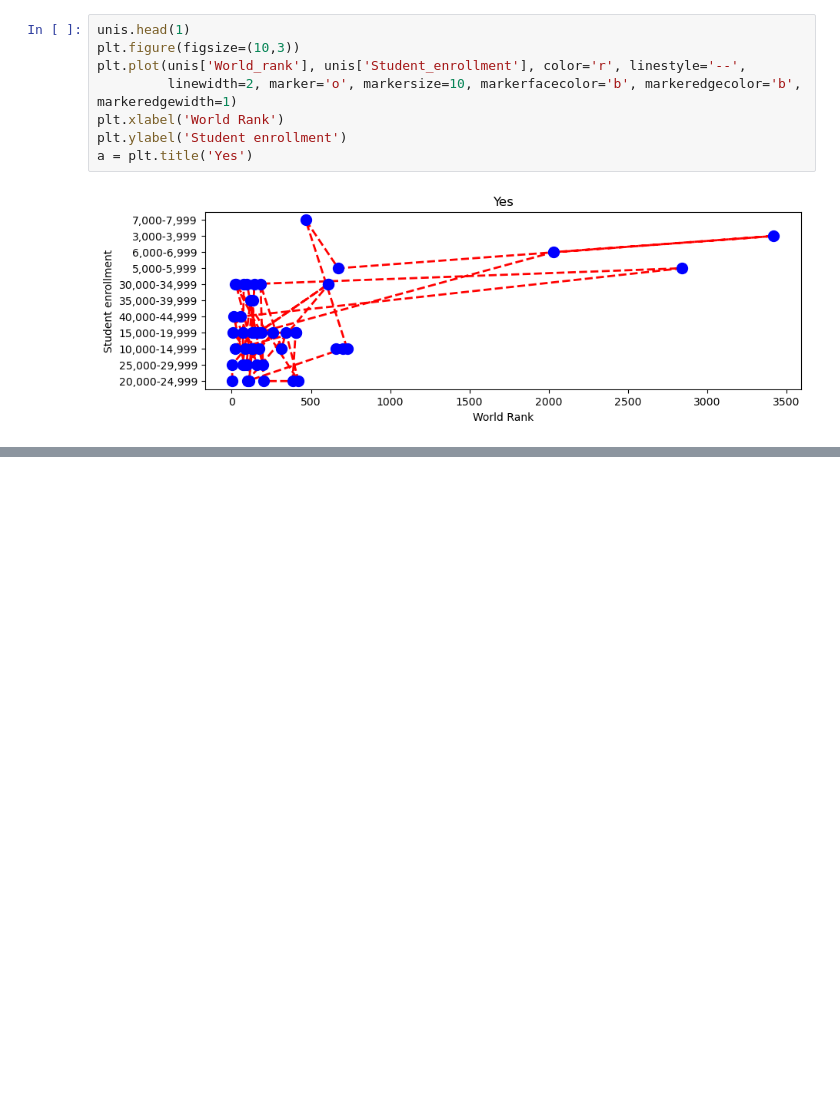
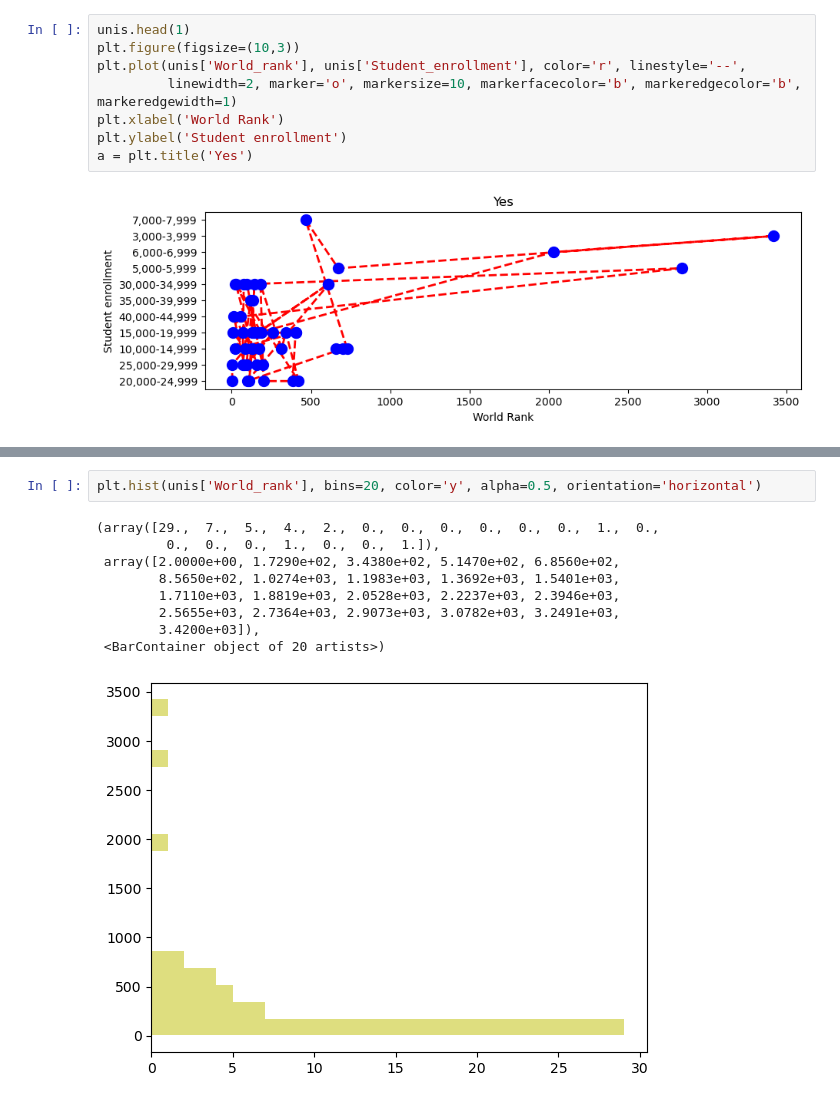
Before and after one commit to saxovia/ml-practice, a Jupyter notebook: 3 - matplotlib/Matplotlib.ipynb, the cells around one changed output, grey strips where cells are left out. Drawn from its saved outputs; the diff is of its cells as text; blank space fills up the shorter version.

```diff
--- a/3 - matplotlib/Matplotlib.ipynb
+++ b/3 - matplotlib/Matplotlib.ipynb
@@ -87,0 +101,12 @@ a = plt.title('Yes')
+# %%
+plt.hist(unis['World_rank'], bins=20, color='y', alpha=0.5, orientation='horizontal')
+# %% [output]
+(array([29.,  7.,  5.,  4.,  2.,  0.,  0.,  0.,  0.,  0.,  0.,  1.,  0.,
+         0.,  0.,  0.,  1.,  0.,  0.,  1.]),
+ array([2.0000e+00, 1.7290e+02, 3.4380e+02, 5.1470e+02, 6.8560e+02,
+        8.5650e+02, 1.0274e+03, 1.1983e+03, 1.3692e+03, 1.5401e+03,
+        1.7110e+03, 1.8819e+03, 2.0528e+03, 2.2237e+03, 2.3946e+03,
+        2.5655e+03, 2.7364e+03, 2.9073e+03, 3.0782e+03, 3.2491e+03,
+        3.4200e+03]),
+ <BarContainer object of 20 artists>)
+[figure, added]
```
Also changed, not shown: parts of 13 cells of this notebook, 1 other file.
